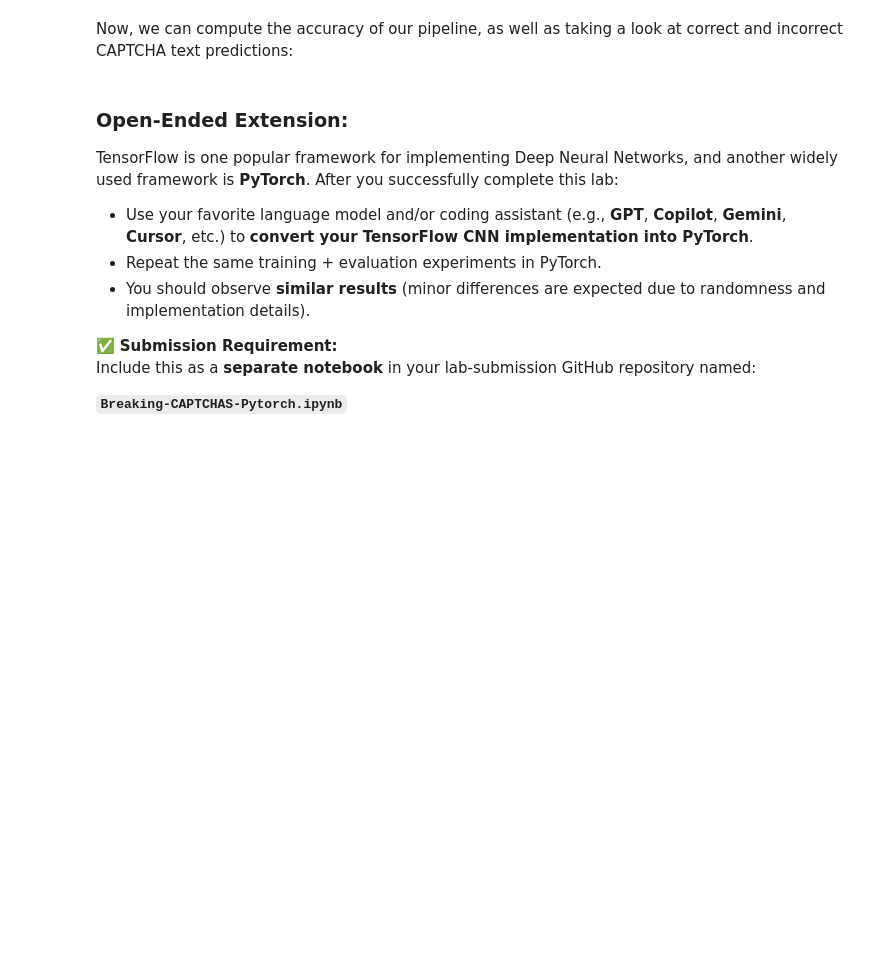
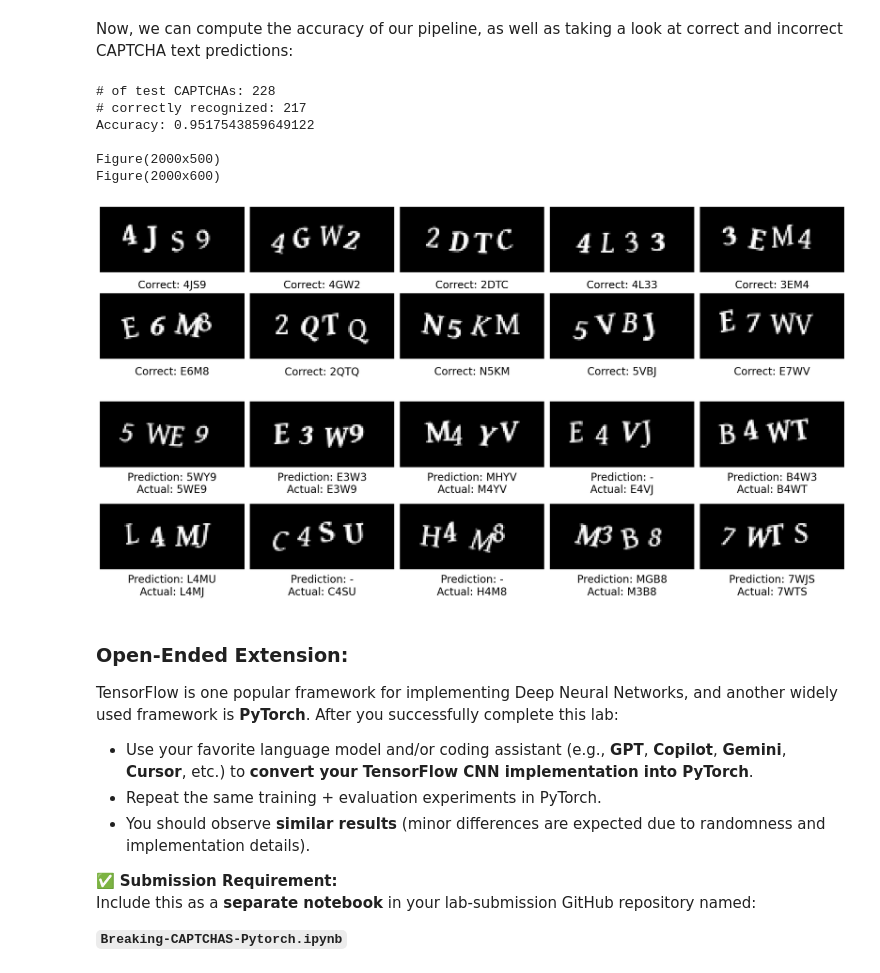
Before and after one commit to arpankap/EE-467, a Jupyter notebook: Lab-2/lab_2_student_2026-01-23.ipynb, the cells around one changed output. Drawn from its saved outputs; the diff is of its cells as text; code cells hidden in the pictures; blank space fills up the shorter version.

```diff
--- a/Lab-2/lab_2_student_2026-01-23.ipynb
+++ b/Lab-2/lab_2_student_2026-01-23.ipynb
@@ -298,22 +297,22 @@ model = Sequential()
 # (Remember to include input shape for the first layer!)
 # 1) Convolution layer: 20 channels, 5*5 kernel, ReLU activation, padded to maintain same shape
 # 2) Max pooling layer: 2*2 kernel
-model.add(NotImplemented)
-model.add(NotImplemented)
+model.add(Conv2D(20, (5,5), strides=(1,1), padding="same", activation="relu", input_shape=(20,20,1)))
+model.add(MaxPooling2D(pool_size=(2,2), strides=(2,2)))
 
 # Second convolution block: (*, 10, 10, 20) -Conv2D+ReLU-> (*, 10, 10, 50) -MaxPooling2D-> (*, 5, 5, 50)
 # Convolution layer: same as above, but use 50 channels
-model.add(NotImplemented)
-model.add(NotImplemented)
+model.add(Conv2D(50, (5,5), strides=(1,1), padding="same", activation="relu"))
+model.add(MaxPooling2D(pool_size=(2,2), strides=(2,2)))
 
 # Flatten layer reshape features to 1D: (*, 5, 5, 50) -Flatten-> (*, 1250)
-model.add(NotImplemented)
+model.add(Flatten())
 
 # First fully-connected (linear) layer: (*, 1250) -FC+ReLU -> (*, 500)
-model.add(NotImplemented)
+model.add(Dense(500, activation="relu"))
 # Last fully-connected (linear) layer: (*, 500) -FC+Softmax-> (*, n_classes)
 # Softmax outputs a categorical distribution representing probability for each character
-model.add(NotImplemented)
+model.add(Dense(n_classes, activation="softmax"))
 
 # Build classification model with Adam optimizer and cross entropy loss
 model.compile(loss="categorical_crossentropy", optimizer="adam", metrics=["accuracy"])
@@ -401,38 +446,47 @@ for i, (pred_text, actual_text) in enumerate(zip(preds_test, captcha_texts_test)
     if pred_text==actual_text:
         ## [ TODO ]
         # 1) Update number of correct predictions
-        raise NotImplementedError
+        n_correct += 1
         # 2) Collect index of correct prediction
         if len(correct_indices)<N_DISPLAY_SAMPLES:
-            raise NotImplementedError
+            correct_indices.append(i)
     else:
         # 3) Collect index of incorrect prediction
         if len(incorrect_indices)<N_DISPLAY_SAMPLES:
-            raise NotImplementedError
+            incorrect_indices.append(i)
 
 # Show number of total / correct predictions and accuracy
 print("# of test CAPTCHAs:", n_test)
 print("# correctly recognized:", n_correct)
 print("Accuracy:", n_correct/n_test, "\n")
 
 # Show all correct predictions
 print_images(
     [captcha_images_test[i] for i in correct_indices],
     texts=[f"Correct: {captcha_texts_test[i]}" for i in correct_indices],
     n_rows=2
 )
 
 # Show all incorrect predictions
 print_images(
     [captcha_images_test[i] for i in incorrect_indices],
     texts=[
         f"Prediction: {preds_test[i]}\nActual: {captcha_texts_test[i]}" \
         for i in incorrect_indices
     ],
     n_rows=2,
     fig_size=(20, 6),
     text_center=(0.5, -0.25)
 )
+# %% [output]
+# of test CAPTCHAs: 228
+# correctly recognized: 217
+Accuracy: 0.9517543859649122
+
+Figure(2000x500)
+Figure(2000x600)
+[figure, added]
+[figure, added]
 # %% [markdown]
 ### Open-Ended Extension:
 
```
Also changed, not shown: parts of 7 cells of this notebook, 4 other files.
